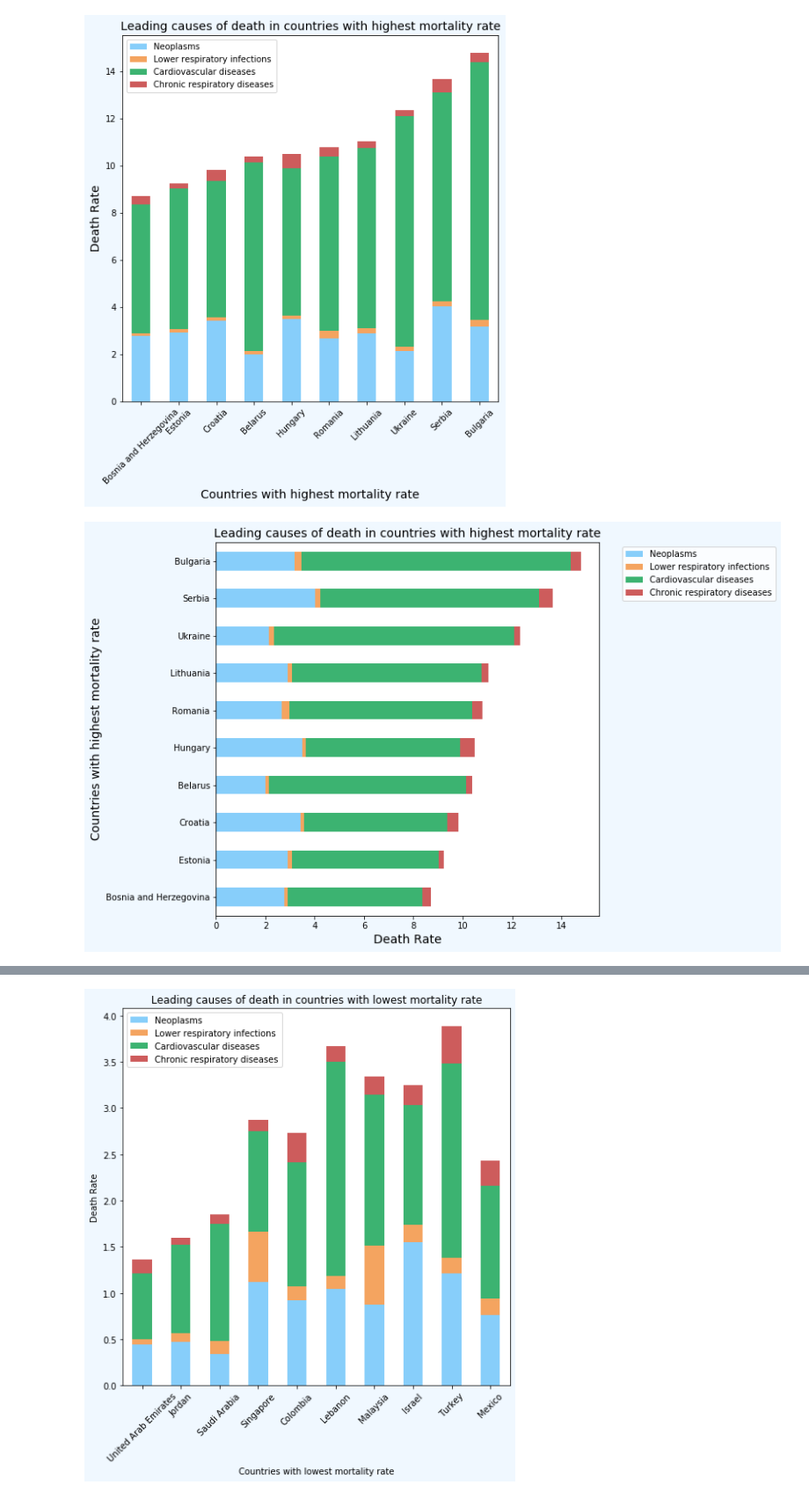
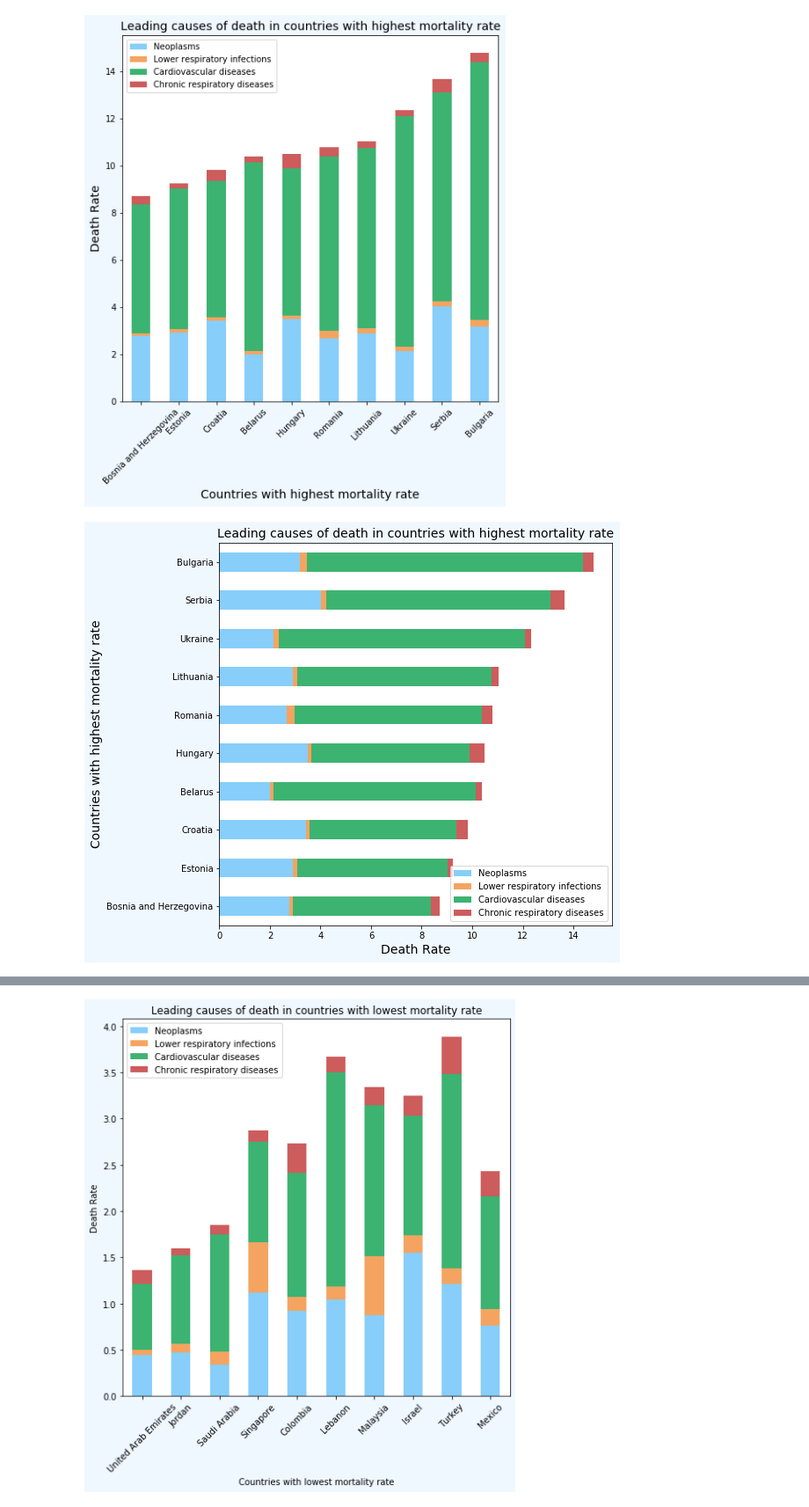
Before and after one commit to TanishaCooper/projectone_groupfour, a Jupyter notebook: HealthcarePy/test.ipynb, the cells around one changed output, grey strips where cells are left out. Shown at 88% size. Saved outputs shown, nothing was run; the diff lists cells and outputs as text; code cells hidden in the pictures.

Commit message:
fixed legend cut-off

```diff
--- a/HealthcarePy/test.ipynb
+++ b/HealthcarePy/test.ipynb
@@ -260,14 +259,14 @@ plt.savefig('Output/leading_cause_death_in_deadliest_countries.png')
 # %% [output]
 [figure]
 # %%
-k.plot.barh(stacked=True, figsize=(8,8),color=colors)
+k.plot.barh(stacked=True,figsize=(8,8),color=colors)
 plt.title('Leading causes of death in countries with highest mortality rate', fontsize=14)
 plt.xlabel('Death Rate', fontsize=14)
 plt.ylabel('Countries with highest mortality rate', fontsize=14)
-plt.legend(bbox_to_anchor=(1.05, 1), loc='upper left')
+plt.legend(loc='lower right')
 plt.savefig('Output/leading_cause_death_in_deadliest_countries_horizontal.png')
 # %% [output]
-[figure, old version]
+[figure, new version]
 # %%
 # Filtering by countries with lowest death rates per capita
 least_deaths_df = grouped_df[grouped_df["Country"].isin(least_deaths)]
```
Also changed, not shown: parts of 10 cells of this notebook, 2 other files.
